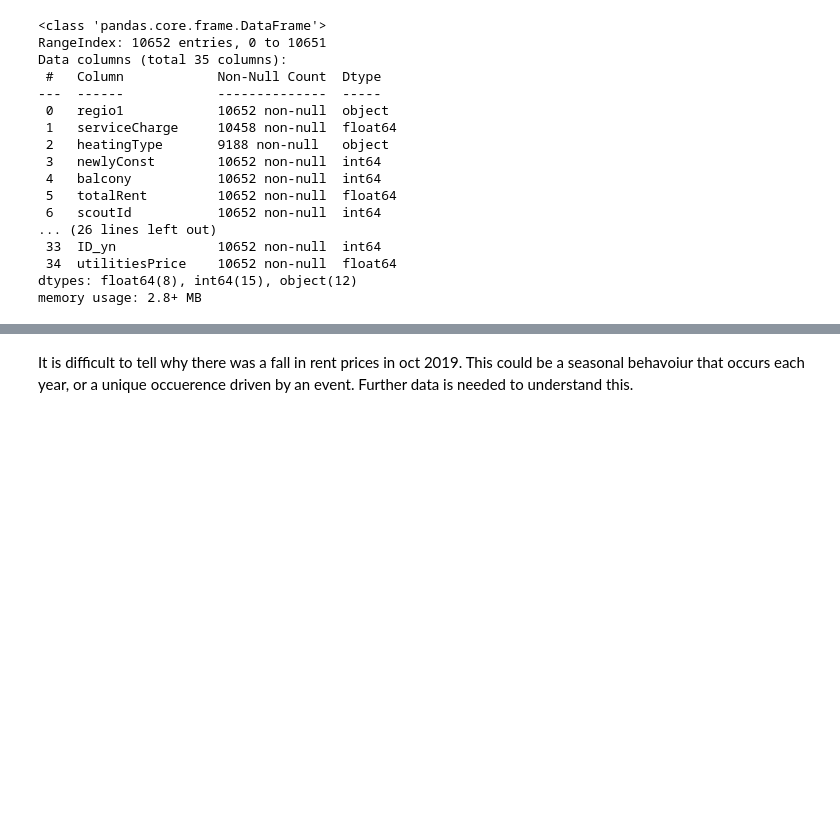
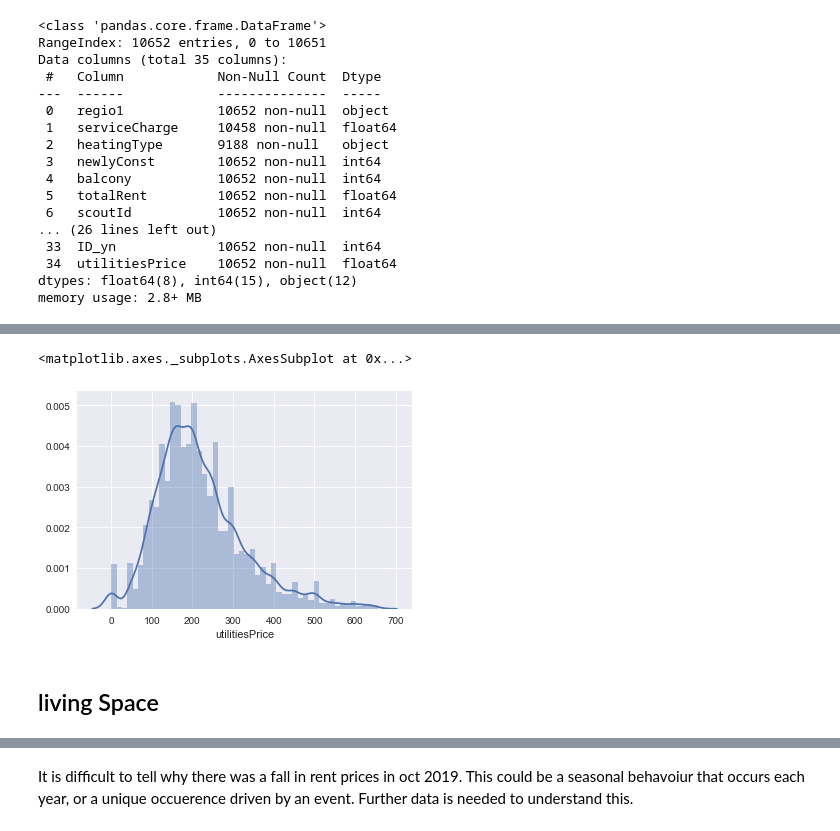
Before and after one commit to moe221/Apartment_price_ML, a Jupyter notebook: EDA.ipynb, the cells around one changed output, grey strips where cells are left out. Drawn from its saved outputs; the diff is of its cells as text; code cells hidden in the pictures; blank space fills up the shorter version.

```diff
--- a/EDA.ipynb
+++ b/EDA.ipynb
@@ -94,0 +210,10 @@ We need to take a closer look at the outliers to see if they are incorrect entri
+# %%
+#remove 1% of observtions from utilitiesPrice
+q = data_1['utilitiesPrice'].quantile(0.99)
+data_2 = data_1[data_1['utilitiesPrice']< q]
+sns.distplot(data_2['utilitiesPrice'])
+# %% [output]
+<matplotlib.axes._subplots.AxesSubplot at 0x...>
+[figure, added]
+# %% [markdown]
+## living Space
```
Also changed, not shown: parts of 87 cells of this notebook, 13 other files.
